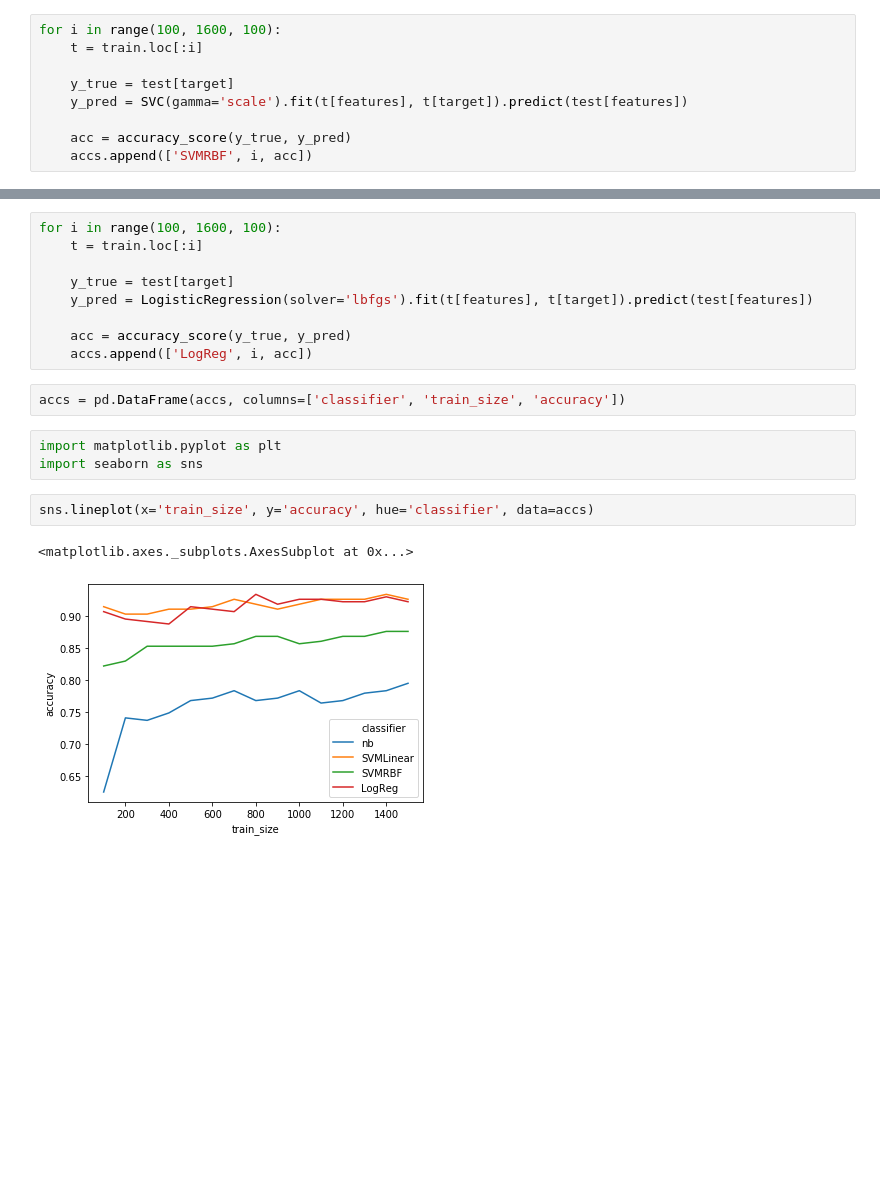
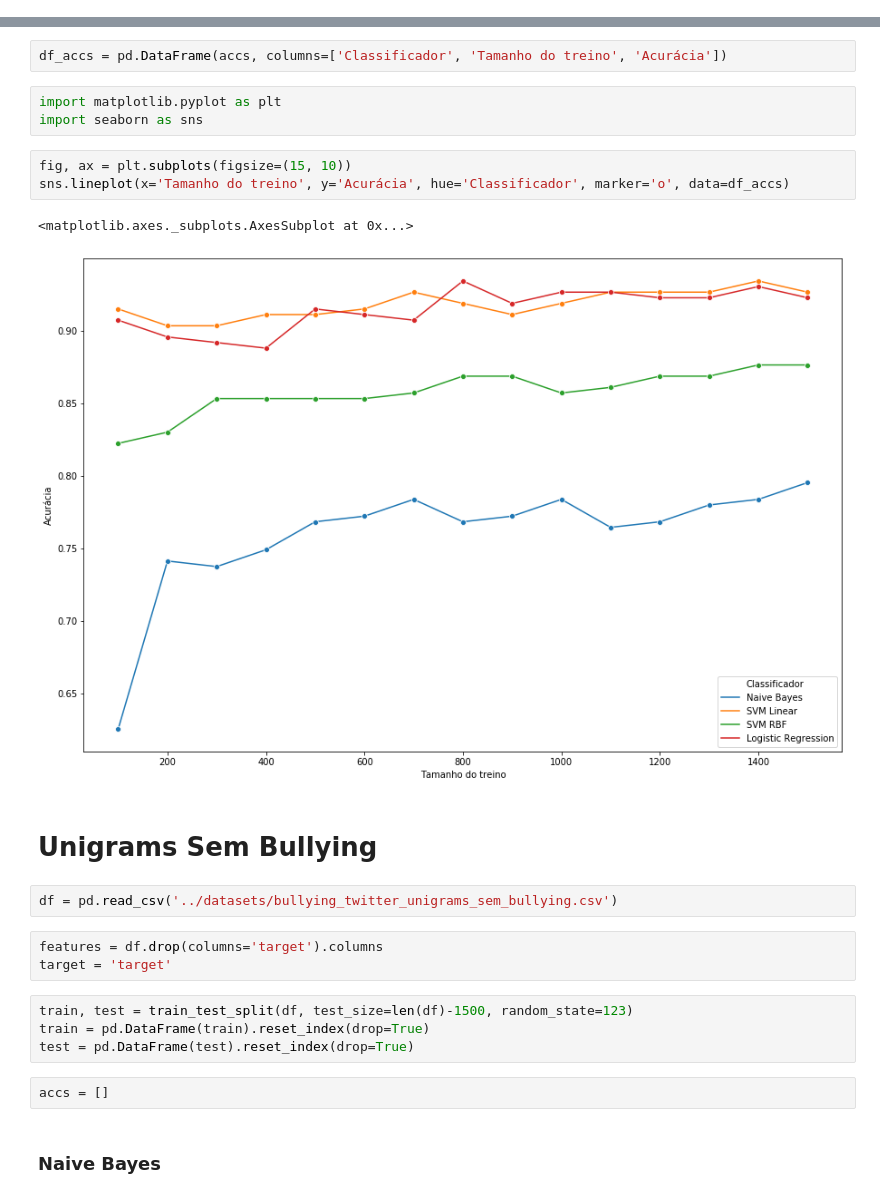
Before and after one commit to arthurkamienski/Projeto-PLN, a Jupyter notebook: src/Modeling.ipynb, the cells around one changed output, grey strips where cells are left out. Cells and saved outputs as stored; diff of their text form; blank space fills up the shorter version.

Commit message:
Modelagem sem a palavra "bullying"

```diff
--- a/src/Modeling.ipynb
+++ b/src/Modeling.ipynb
@@ -46,9 +125,0 @@ for i in range(100, 1600, 100):
-# %%
-for i in range(100, 1600, 100):
-    t = train.loc[:i]
-
-    y_true = test[target]
-    y_pred = SVC(gamma='scale').fit(t[features], t[target]).predict(test[features])
-
-    acc = accuracy_score(y_true, y_pred)
-    accs.append(['SVMRBF', i, acc])
@@ -57,19 +126,26 @@ for i in range(100, 1600, 100):
-# %%
-for i in range(100, 1600, 100):
-    t = train.loc[:i]
-
-    y_true = test[target]
-    y_pred = LogisticRegression(solver='lbfgs').fit(t[features], t[target]).predict(test[features])
-
-    acc = accuracy_score(y_true, y_pred)
-    accs.append(['LogReg', i, acc])
-# %%
-accs = pd.DataFrame(accs, columns=['classifier', 'train_size', 'accuracy'])
+# %%
+df_accs = pd.DataFrame(accs, columns=['Classificador', 'Tamanho do treino', 'Acurácia'])
 # %%
 import matplotlib.pyplot as plt
 import seaborn as sns
-# %%
-sns.lineplot(x='train_size', y='accuracy', hue='classifier', data=accs)
-# %% [output]
-<matplotlib.axes._subplots.AxesSubplot at 0x...>
-[figure, removed]
+# %%
+fig, ax = plt.subplots(figsize=(15, 10))
+sns.lineplot(x='Tamanho do treino', y='Acurácia', hue='Classificador', marker='o', data=df_accs)
+# %% [output]
+<matplotlib.axes._subplots.AxesSubplot at 0x...>
+[figure, added]
+# %% [markdown]
+# Unigrams Sem Bullying
+# %%
+df = pd.read_csv('../datasets/bullying_twitter_unigrams_sem_bullying.csv')
+# %%
+features = df.drop(columns='target').columns
+target = 'target'
+# %%
+train, test = train_test_split(df, test_size=len(df)-1500, random_state=123)
+train = pd.DataFrame(train).reset_index(drop=True)
+test = pd.DataFrame(test).reset_index(drop=True)
+# %%
+accs = []
+# %% [markdown]
+### Naive Bayes
```
Also changed, not shown: parts of 33 cells of this notebook, 1 other file.
